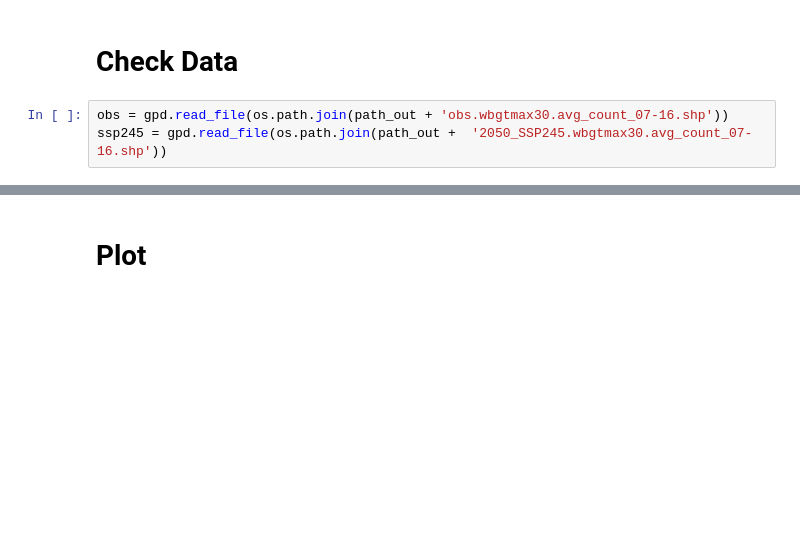
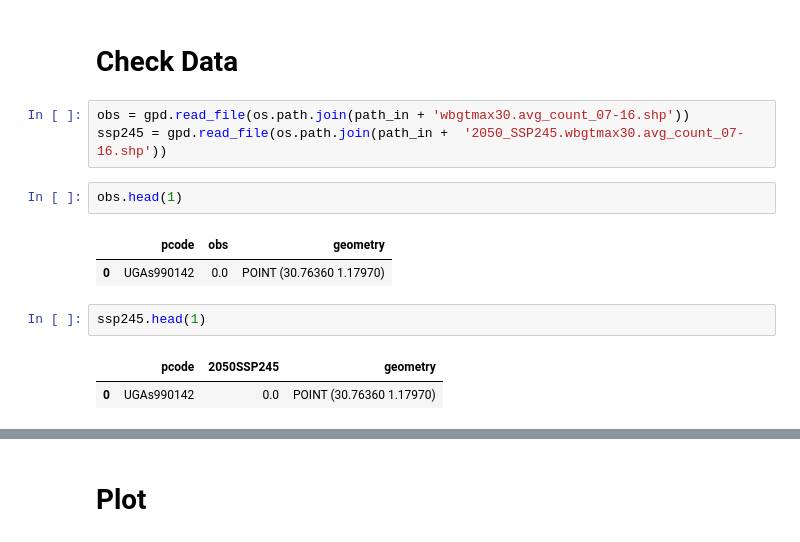
Before and after one commit to cascadet/refugee-heat, a Jupyter notebook: refugee_figure.ipynb, the cells around one changed output, grey strips where cells are left out. Drawn from its saved outputs; the diff is of its cells as text; blank space fills up the shorter version.

```diff
--- a/refugee_figure.ipynb
+++ b/refugee_figure.ipynb
@@ -111,7 +125,17 @@ zgdf.to_file(gdf_out, index=False)
 # %% [markdown]
 # Check Data
 # %%
-obs = gpd.read_file(os.path.join(path_out + 'obs.wbgtmax30.avg_count_07-16.shp'))
-ssp245 = gpd.read_file(os.path.join(path_out +  '2050_SSP245.wbgtmax30.avg_count_07-16.shp'))
+obs = gpd.read_file(os.path.join(path_in + 'wbgtmax30.avg_count_07-16.shp'))
+ssp245 = gpd.read_file(os.path.join(path_in +  '2050_SSP245.wbgtmax30.avg_count_07-16.shp'))
+# %%
+obs.head(1)
+# %% [output]
+|  | pcode | obs | geometry |
+| 0 | UGAs990142 | 0.0 | POINT (30.76360 1.17970) |
+# %%
+ssp245.head(1)
+# %% [output]
+|  | pcode | 2050SSP245 | geometry |
+| 0 | UGAs990142 | 0.0 | POINT (30.76360 1.17970) |
 # %%
 obs[obs['obs'].isna()]
```
Also changed, not shown: parts of 22 cells of this notebook, 4 other files.
